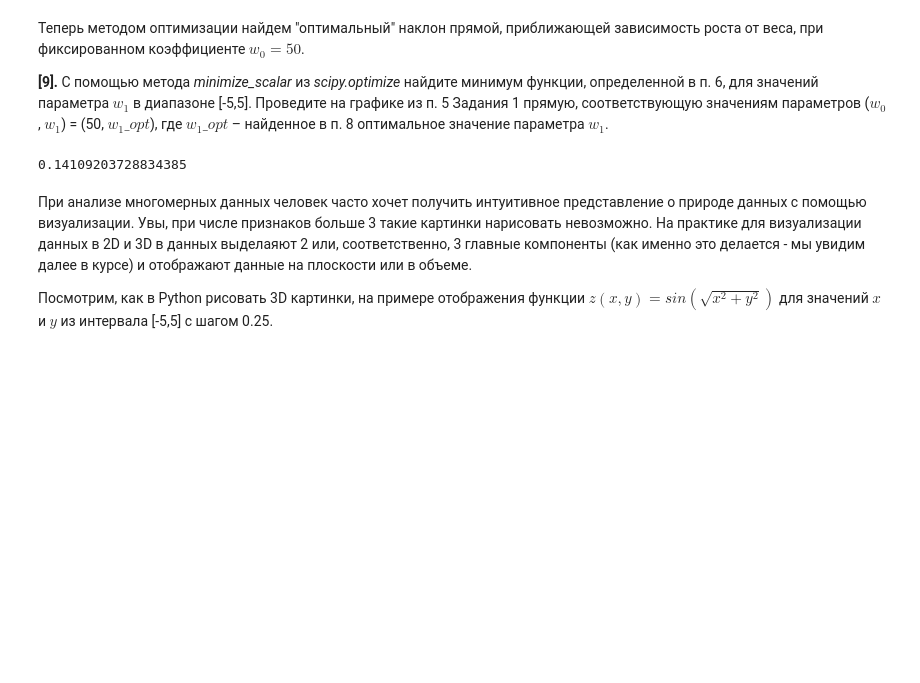
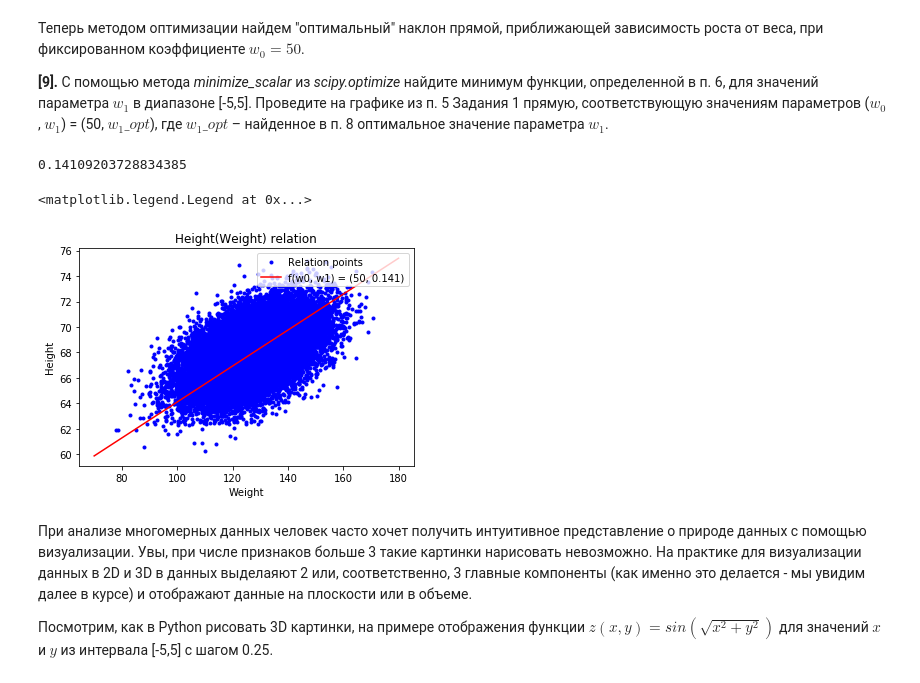
Before and after one commit to Kuluum/SupervisedLearning, a Jupyter notebook: week1/peer_review_linreg_height_weight.ipynb, the cells around one changed output. Cells and saved outputs as stored; diff of their text form; code cells hidden in the pictures; blank space fills up the shorter version.

```diff
--- a/week1/peer_review_linreg_height_weight.ipynb
+++ b/week1/peer_review_linreg_height_weight.ipynb
@@ -166,10 +166,25 @@ plt.plot(w1_arr, error_arr, 'r.')
 **[9].** С помощью метода *minimize_scalar* из *scipy.optimize* найдите минимум функции, определенной в п. 6, для значений параметра  $w_1$ в диапазоне [-5,5]. Проведите на графике из п. 5 Задания 1 прямую, соответствующую значениям параметров ($w_0$, $w_1$) = (50, $w_1\_opt$), где $w_1\_opt$ – найденное в п. 8 оптимальное значение параметра $w_1$.
 # %%
 from scipy.optimize import minimize_scalar
-res = minimize_scalar(lambda w1_opt: error(50, w1_opt, np.array(data['Weight']), np.array(data['Height'])), bounds=(-5,5))
+w0 = 50
+res = minimize_scalar(lambda w1_opt: error(w0, w1_opt, np.array(data['Weight']), np.array(data['Height'])), bounds=(-5,5))
 res.x
 # %% [output]
 0.14109203728834385
+# %%
+linspace = np.linspace(70, 180, num = 100)
+line1Y = w0 + res.x * linspace
+
+plt.title('Height(Weight) relation')
+plt.xlabel('Weight')
+plt.ylabel('Height')
+plt.plot(data['Weight'], data['Height'], 'b.')
+plt.plot(linspace, line1Y, 'r', linestyle='-')
+plt.legend(('Relation points', 'f(w0, w1) = ({:d}, {:.3f})'.format(w0, res.x)),
+           loc='upper right')
+# %% [output]
+<matplotlib.legend.Legend at 0x...>
+[figure, added]
 # %% [markdown]
 При анализе многомерных данных человек часто хочет получить интуитивное представление о природе данных с помощью визуализации. Увы, при числе признаков больше 3 такие картинки нарисовать невозможно. На практике для визуализации данных в 2D и 3D в данных выделаяют 2 или, соответственно, 3 главные компоненты (как именно это делается - мы увидим далее в курсе) и отображают данные на плоскости или в объеме.
 
```
Also changed, not shown: parts of 5 cells of this notebook.
